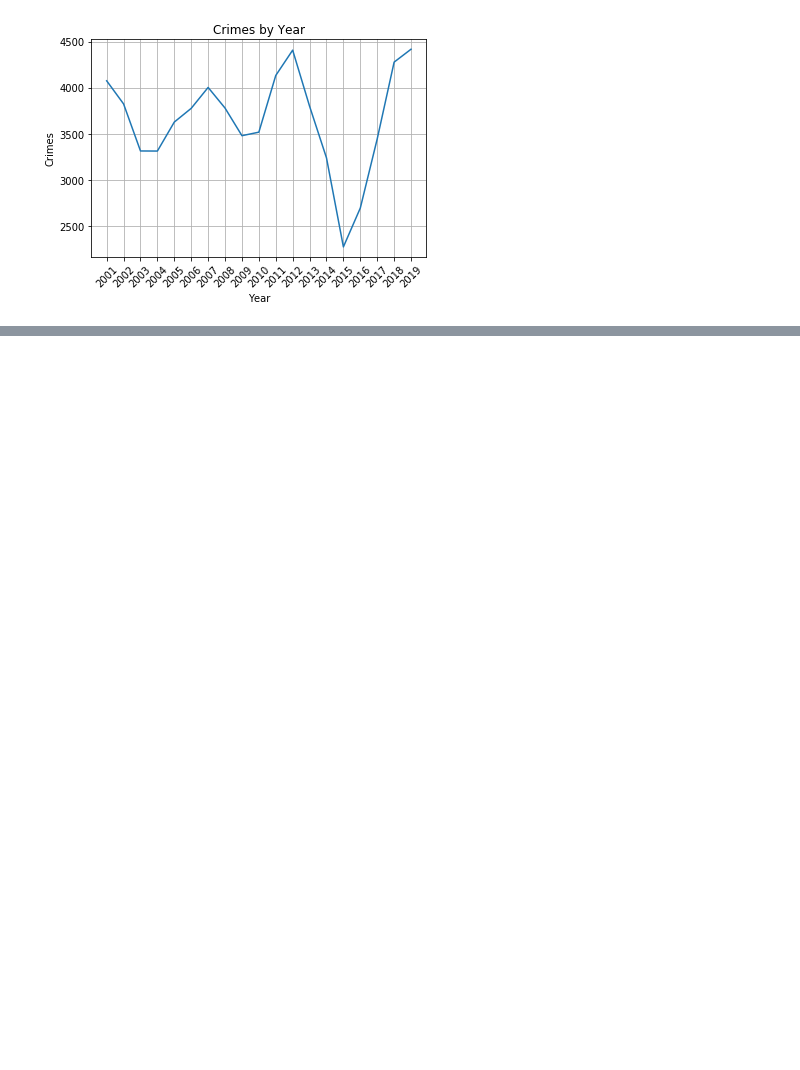
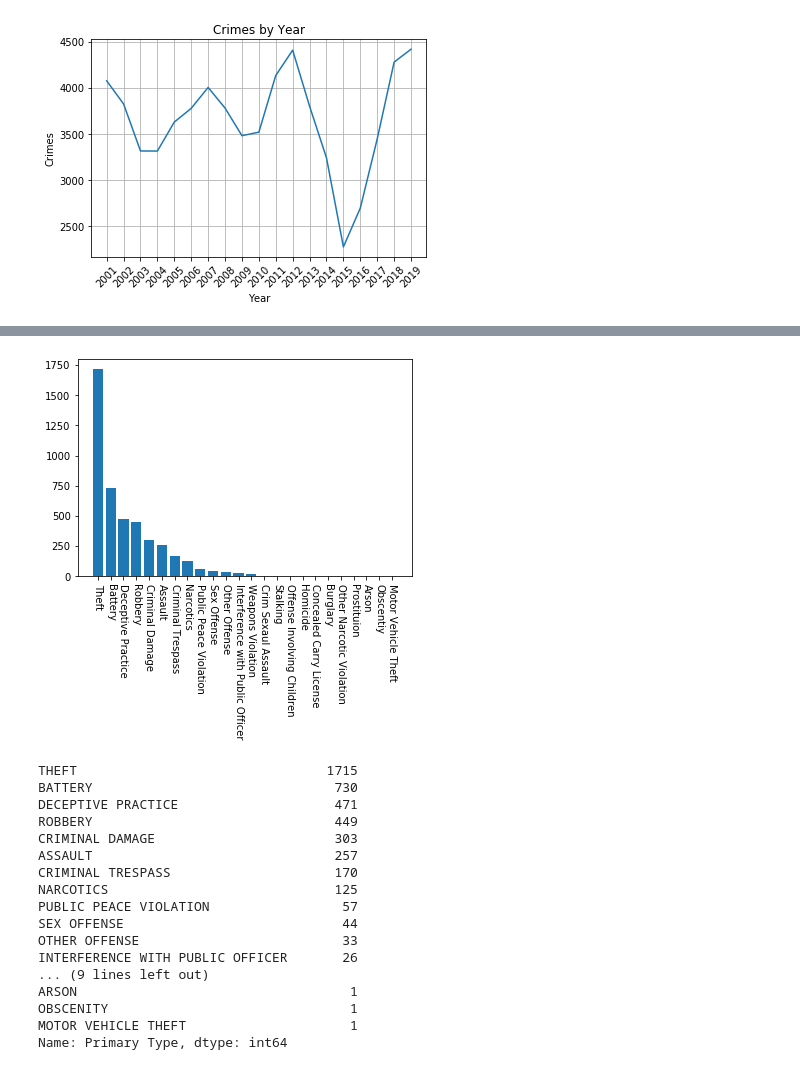
Before and after one commit to o0oo000o0o0o/Project-1, a Jupyter notebook: project.ipynb, the cells around one changed output, grey strips where cells are left out. Drawn from its saved outputs; the diff is of its cells as text; code cells hidden in the pictures; blank space fills up the shorter version.

```diff
--- a/project.ipynb
+++ b/project.ipynb
@@ -739,2 +580,30 @@ total_crime_year[0]
+# %%
+type_of_crime = year_2019["Primary Type"].value_counts()
+len(year_2019["Primary Type"].value_counts())
+x_axis = np.arange(len(type_of_crime))
+plt.bar(x_axis, type_of_crime)
+tick_locations = [value for value in x_axis]
+plt.xticks(tick_locations, ["Theft", "Battery", "Deceptive Practice", "Robbery", "Criminal Damage", "Assault", "Criminal Trespass", "Narcotics", "Public Peace Violation", "Sex Offense", "Other Offense", "Interference with Public Officer", "Weapons Violation", "Crim Sexaul Assault", "Stalking", "Offense Involving Children", "Homicide", "Concealed Carry License", "Burglary", "Other Narcotic Violation", "Prostituion", "Arson", "Obscentiy", "Motor Vehicle Theft"], rotation = 270)
+plt.show()
+type_of_crime
+# %% [output]
+[figure, added]
+THEFT                                1715
+BATTERY                               730
+DECEPTIVE PRACTICE                    471
+ROBBERY                               449
+CRIMINAL DAMAGE                       303
+ASSAULT                               257
+CRIMINAL TRESPASS                     170
+NARCOTICS                             125
+PUBLIC PEACE VIOLATION                 57
+SEX OFFENSE                            44
+OTHER OFFENSE                          33
+INTERFERENCE WITH PUBLIC OFFICER       26
+... (9 lines left out)
+ARSON                                   1
+OBSCENITY                               1
+MOTOR VEHICLE THEFT                     1
+Name: Primary Type, dtype: int64
 # %%
 ridership_count[0]
```
Also changed, not shown: parts of 23 cells of this notebook.
